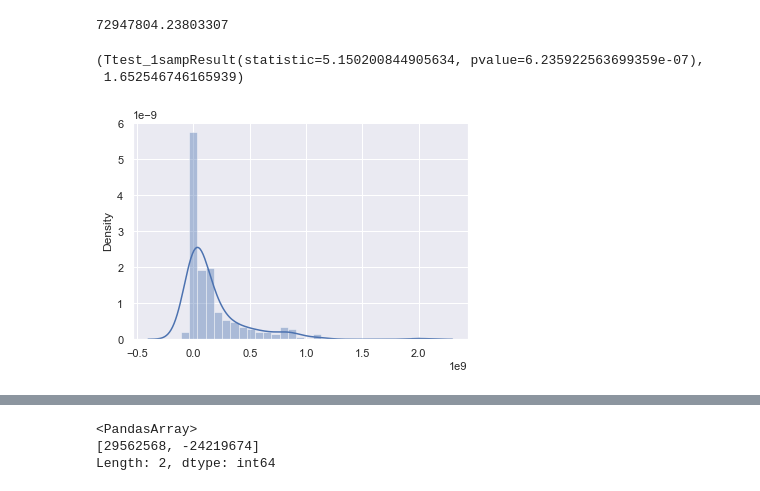
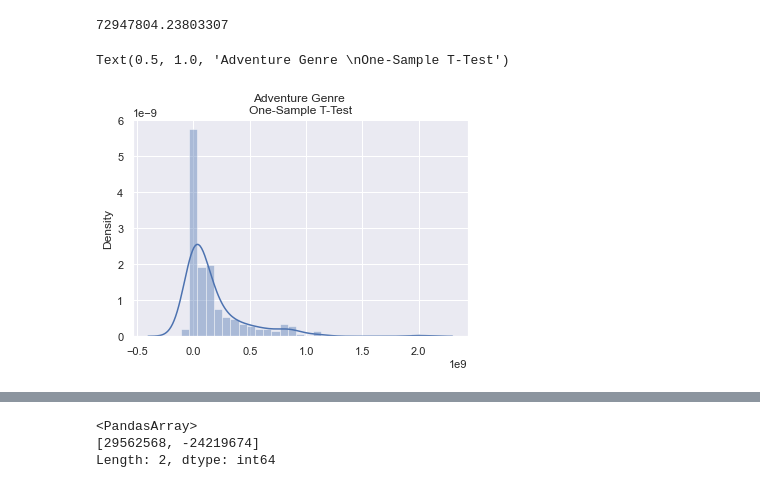
Before and after one commit to zmtillery/group-5-0206, a Jupyter notebook: notebooks/saketh/2-28_Update.ipynb, the cells around one changed output, grey strips where cells are left out. Saved outputs shown, nothing was run; the diff lists cells and outputs as text; code cells hidden in the pictures.

```diff
--- a/notebooks/saketh/2-28_Update.ipynb
+++ b/notebooks/saketh/2-28_Update.ipynb
@@ -637,8 +637,8 @@ def twosample_tstatistic(expr, ctrl):
     return (num / den)
 # %%
 adventure_profit = test.loc[test['genres'] == 'Adventure']
-control = adventure_profit['profit'].array
-control
+adventure_test = adventure_profit['profit'].array
+adventure_test
 # %% [output]
 <PandasArray>
 [2008208395, 1122469910, 1086336173,  959727750,  906914868,  899216835,
@@ -705,9 +722,9 @@ print(popmean)
 alpha = 0.05
 # %% [output]
 72947804.23803307
-# %%
-one_sample_ttest(control, popmean, alpha)
-# %% [output]
-(Ttest_1sampResult(statistic=5.150200844905634, pvalue=6.235922563699359e-07),
- 1.652546746165939)
-[figure, removed]
+# %%
+one_sample_ttest(adventure_test, popmean, alpha)
+plt.title("Adventure Genre \nOne-Sample T-Test")
+# %% [output]
+Text(0.5, 1.0, 'Adventure Genre \nOne-Sample T-Test')
+[figure, added]
```
Also changed, not shown: parts of 8 cells of this notebook.
